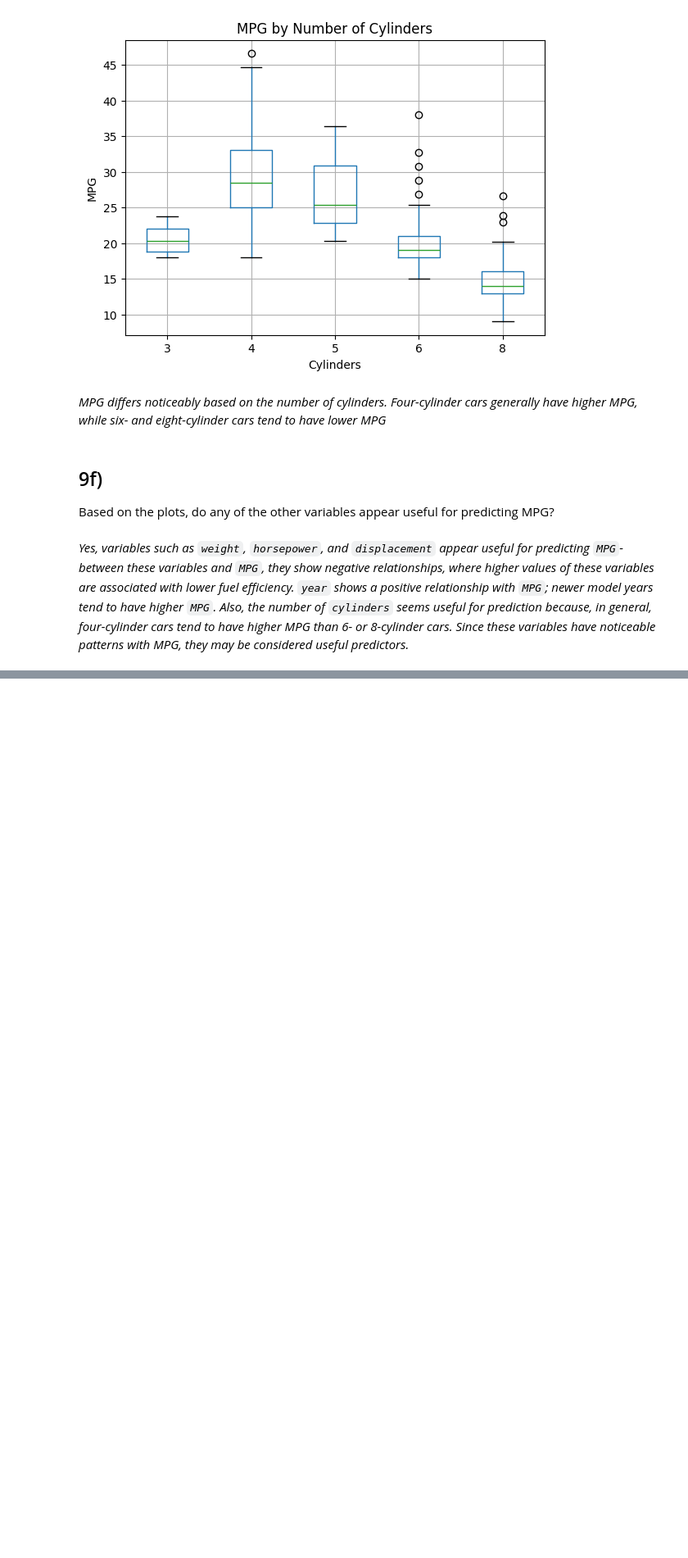
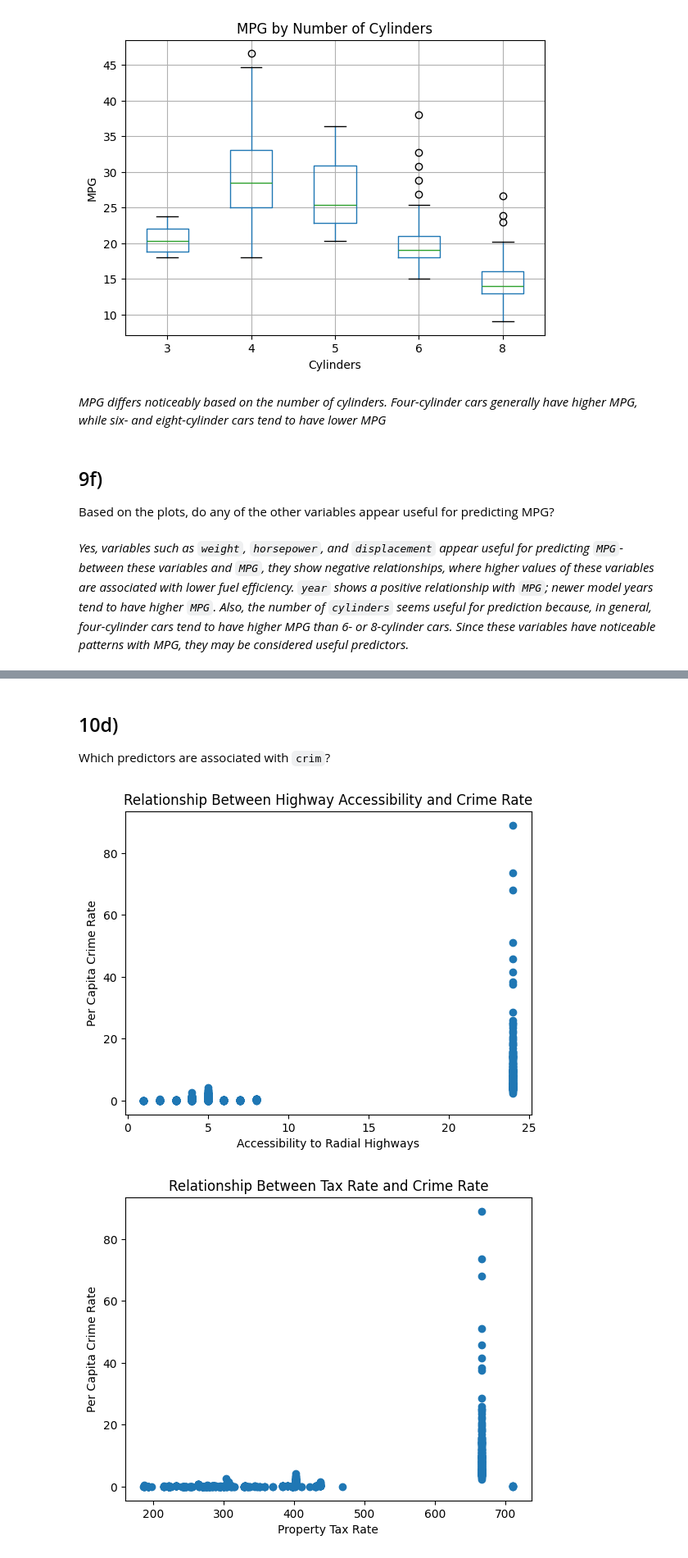
Before and after one commit to ashsiendo/DATA-201-Labs, a Jupyter notebook: Assignments/Week2_HW.ipynb, the cells around one changed output, grey strips where cells are left out. Shown at 82% size. Cells and saved outputs as stored; diff of their text form; code cells hidden in the pictures; blank space fills up the shorter version.

```diff
--- a/Assignments/Week2_HW.ipynb
+++ b/Assignments/Week2_HW.ipynb
@@ -459,0 +502,31 @@ Based on the plots, do any of the other variables appear useful for predicting M
+# %% [markdown]
+## 10d)
+
+Which predictors are associated with `crim`?
+# %%
+plt.scatter(boston["rad"], boston["crim"])
+plt.xlabel("Accessibility to Radial Highways")
+plt.ylabel("Per Capita Crime Rate")
+plt.title("Relationship Between Highway Accessibility and Crime Rate")
+plt.show()
+
+plt.scatter(boston["tax"], boston["crim"])
+plt.xlabel("Property Tax Rate")
+plt.ylabel("Per Capita Crime Rate")
+plt.title("Relationship Between Tax Rate and Crime Rate")
+plt.show()
+
+plt.scatter(boston["lstat"], boston["crim"])
+plt.xlabel("Lower Status Population (%)")
+plt.ylabel("Per Capita Crime Rate")
+plt.title("Relationship Between Lower Socioeconomic Status Population Percentage and Crime Rate")
+plt.show()
+
+plt.scatter(boston["medv"], boston["crim"])
+plt.xlabel("Median Home Value")
+plt.ylabel("Per Capita Crime Rate")
+plt.title("Relationship Between Home Value and Crime Rate")
+plt.show()
+# %% [output]
+[figure, added]
+[figure, added]
```
Also changed, not shown: parts of 45 cells of this notebook.
